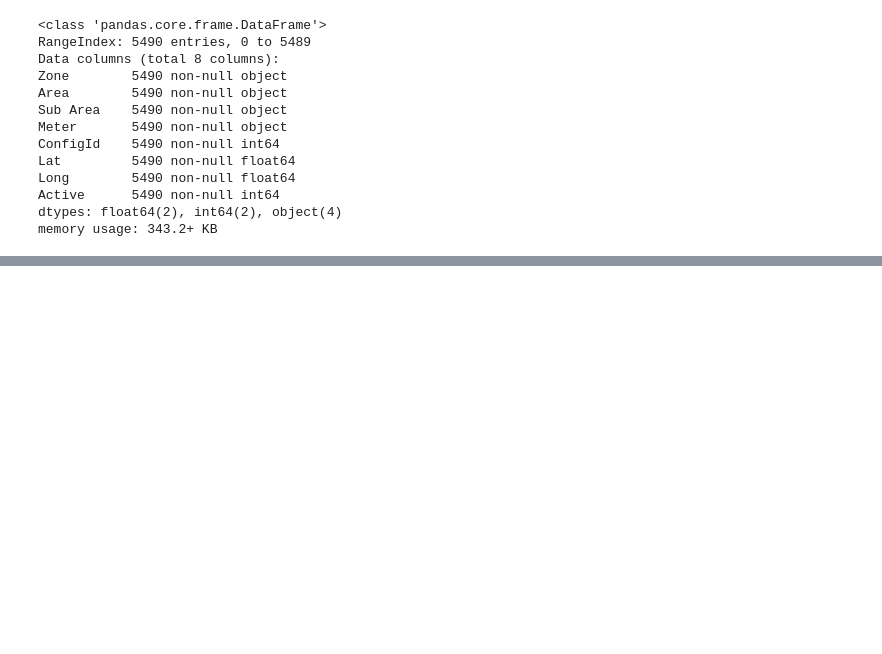
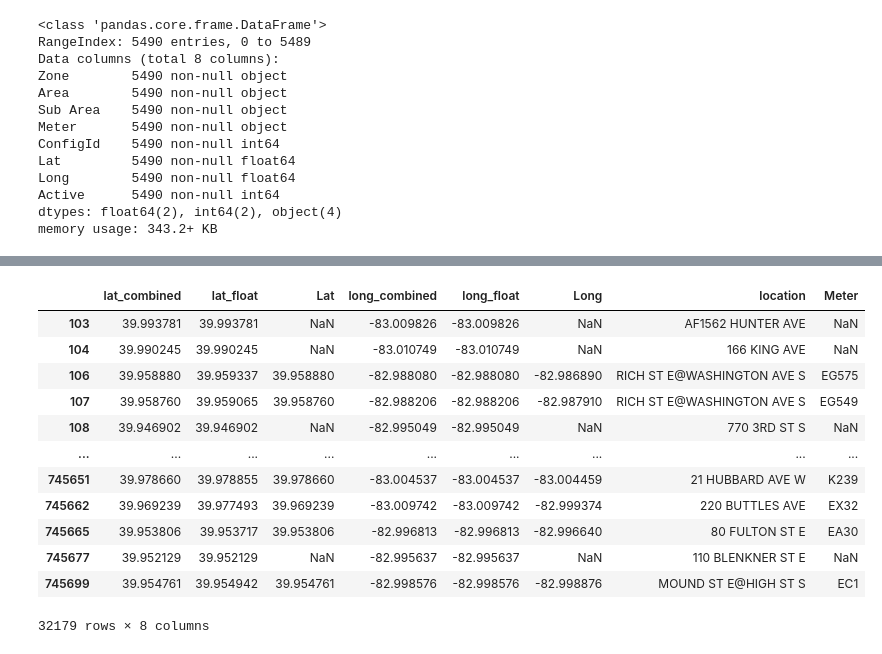
Before and after one commit to osofariu/cmh-parking-tickets, a Jupyter notebook: notebooks/Cmh_Parking_Violation.ipynb, the cells around one changed output, grey strips where cells are left out. Saved outputs shown, nothing was run; the diff lists cells and outputs as text; code cells hidden in the pictures; blank space fills up the shorter version.

```diff
--- a/notebooks/Cmh_Parking_Violation.ipynb
+++ b/notebooks/Cmh_Parking_Violation.ipynb
@@ -247,6 +314,21 @@ pxm_na[['lat_combined', 'long_combined', 'location', 'Meter']].sample(200)
 200 rows × 4 columns
 # %%
 pxm_have_location = pxm_na[(pxm_na['lat_combined'] > cmh_s - fudge) & (pxm_na['long_combined'] < cmh_e + fudge)]
+pxm_have_location
+# %% [output]
+|  | lat_combined | lat_float | Lat | long_combined | long_float | Long | location | Meter |
+| 103 | 39.993781 | 39.993781 | NaN | -83.009826 | -83.009826 | NaN | AF1562 HUNTER AVE | NaN |
+| 104 | 39.990245 | 39.990245 | NaN | -83.010749 | -83.010749 | NaN | 166 KING AVE | NaN |
+| 106 | 39.958880 | 39.959337 | 39.958880 | -82.988080 | -82.988080 | -82.986890 | RICH ST E@WASHINGTON AVE S | EG575 |
+| 107 | 39.958760 | 39.959065 | 39.958760 | -82.988206 | -82.988206 | -82.987910 | RICH ST E@WASHINGTON AVE S | EG549 |
+| 108 | 39.946902 | 39.946902 | NaN | -82.995049 | -82.995049 | NaN | 770 3RD ST S | NaN |
+| ... | ... | ... | ... | ... | ... | ... | ... | ... |
+| 745651 | 39.978660 | 39.978855 | 39.978660 | -83.004537 | -83.004537 | -83.004459 | 21 HUBBARD AVE W | K239 |
+| 745662 | 39.969239 | 39.977493 | 39.969239 | -83.009742 | -83.009742 | -82.999374 | 220 BUTTLES AVE | EX32 |
+| 745665 | 39.953806 | 39.953717 | 39.953806 | -82.996813 | -82.996813 | -82.996640 | 80 FULTON ST E | EA30 |
+| 745677 | 39.952129 | 39.952129 | NaN | -82.995637 | -82.995637 | NaN | 110 BLENKNER ST E | NaN |
+| 745699 | 39.954761 | 39.954942 | 39.954761 | -82.998576 | -82.998576 | -82.998876 | MOUND ST E@HIGH ST S | EC1 |
+32179 rows × 8 columns
 # %%
 # f, (ax1) = plt.subplots(1, 1, False, figsize=(15,15))
 # ax1.scatter(pxm_have_location['lat_combined'], pxm_have_location['long_combined'], alpha = 0.5, c='red')
```
Also changed, not shown: parts of 17 cells of this notebook, 2 other files.
